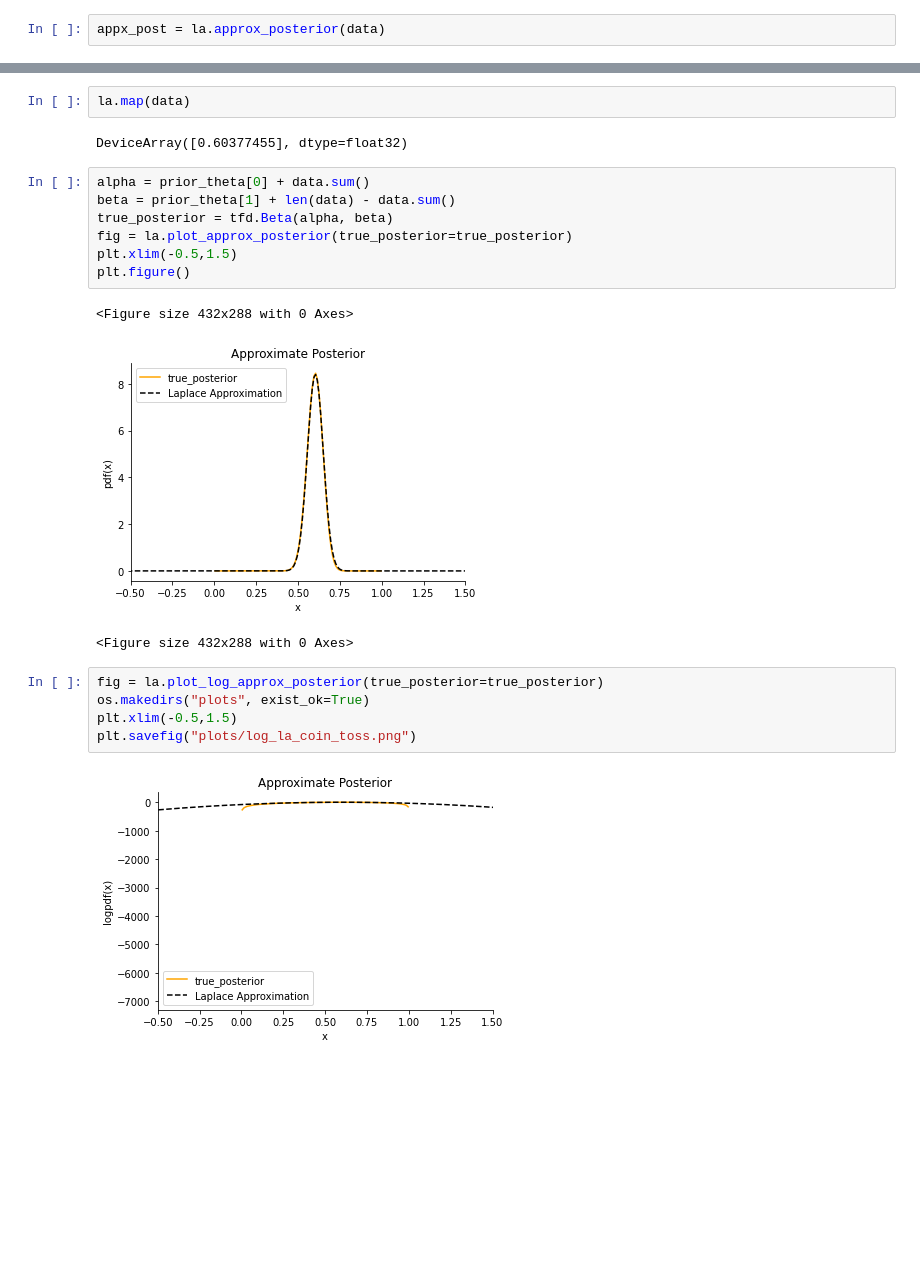
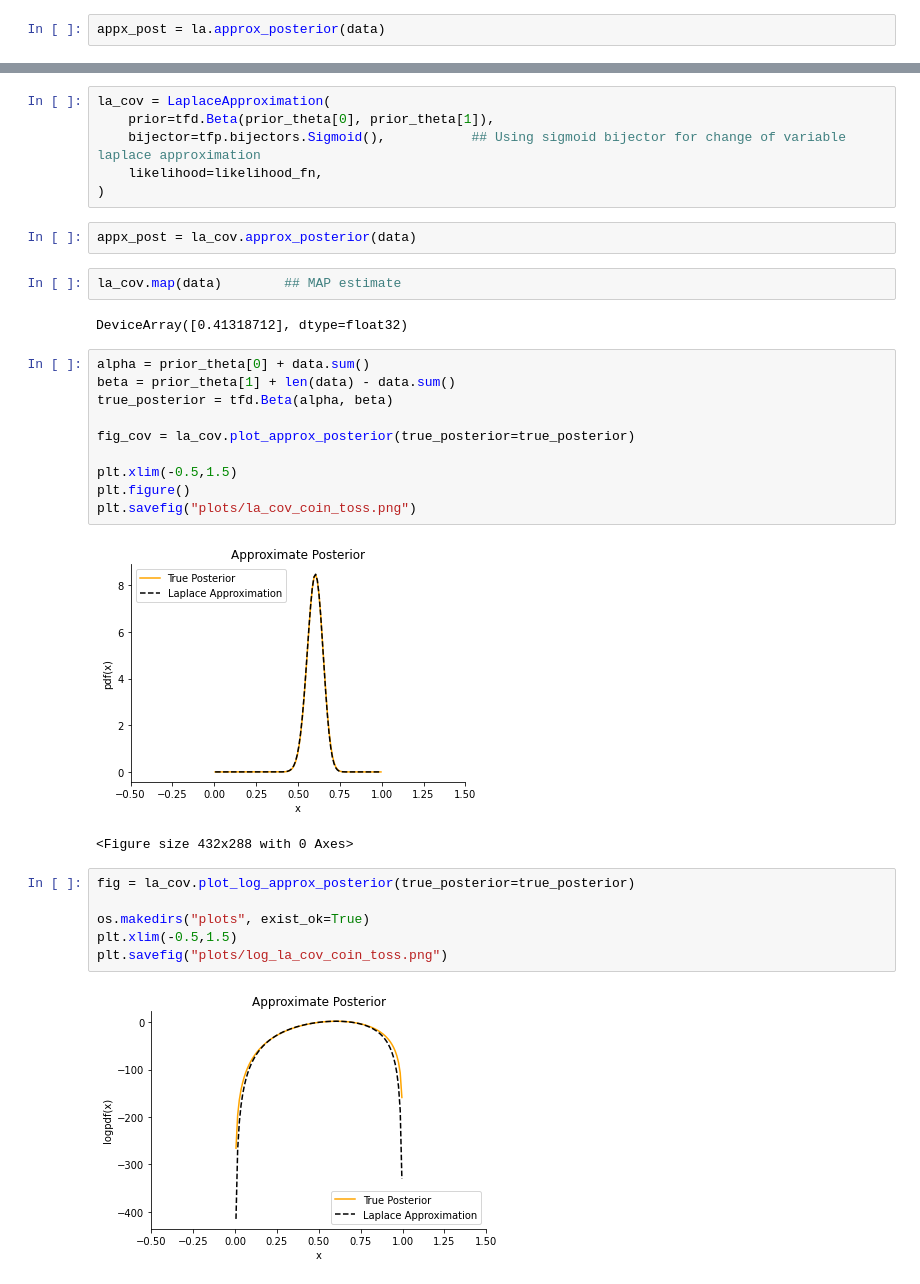
Before and after one commit to Madhav-Kanda/AutoDiff-Inference, a Jupyter notebook: CoinToss.ipynb, the cells around one changed output, grey strips where cells are left out. Cells and saved outputs as stored; diff of their text form; blank space fills up the shorter version.

```diff
--- a/CoinToss.ipynb
+++ b/CoinToss.ipynb
@@ -32,22 +65,33 @@ appx_post = la.approx_posterior(data)
+# %%
+la_cov = LaplaceApproximation(
+    prior=tfd.Beta(prior_theta[0], prior_theta[1]),
+    bijector=tfp.bijectors.Sigmoid(),           ## Using sigmoid bijector for change of variable laplace approximation
+    likelihood=likelihood_fn,
+)
+# %%
+appx_post = la_cov.approx_posterior(data)
 # %%
-la.map(data)
+la_cov.map(data)        ## MAP estimate
 # %% [output]
-DeviceArray([0.60377455], dtype=float32)
+DeviceArray([0.41318712], dtype=float32)
 # %%
 alpha = prior_theta[0] + data.sum()
 beta = prior_theta[1] + len(data) - data.sum()
 true_posterior = tfd.Beta(alpha, beta)
-fig = la.plot_approx_posterior(true_posterior=true_posterior)
+
+fig_cov = la_cov.plot_approx_posterior(true_posterior=true_posterior)
+
 plt.xlim(-0.5,1.5)
 plt.figure()
+plt.savefig("plots/la_cov_coin_toss.png")
 # %% [output]
+[figure, new version]
 <Figure size 432x288 with 0 Axes>
-[figure, old version]
-<Figure size 432x288 with 0 Axes>
 # %%
-fig = la.plot_log_approx_posterior(true_posterior=true_posterior)
+fig = la_cov.plot_log_approx_posterior(true_posterior=true_posterior)
+
 os.makedirs("plots", exist_ok=True)
 plt.xlim(-0.5,1.5)
-plt.savefig("plots/log_la_coin_toss.png")
+plt.savefig("plots/log_la_cov_coin_toss.png")
 # %% [output]
-[figure, old version]
+[figure, new version]
```
Also changed, not shown: parts of 11 cells of this notebook, 6 other files.
